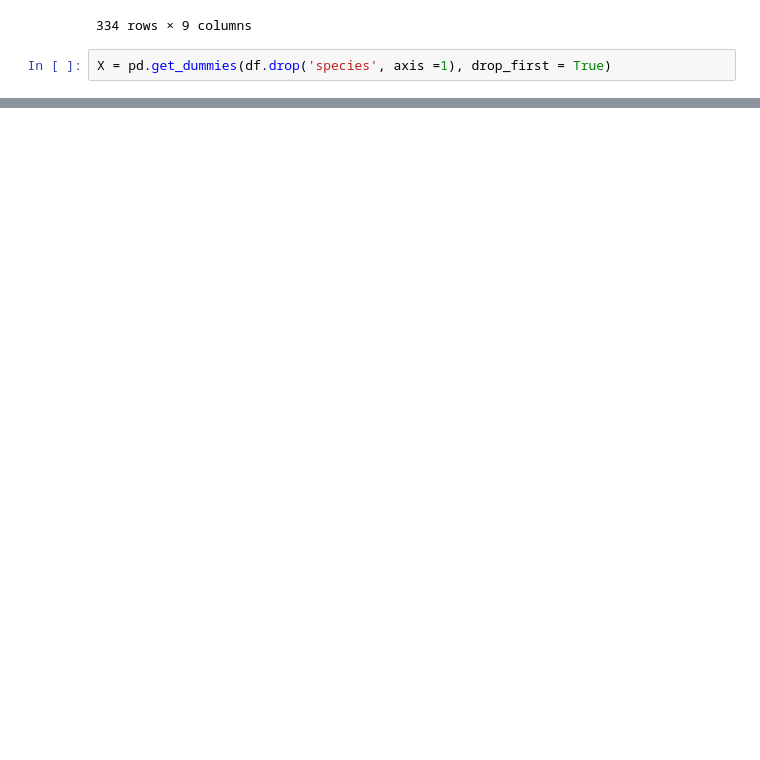
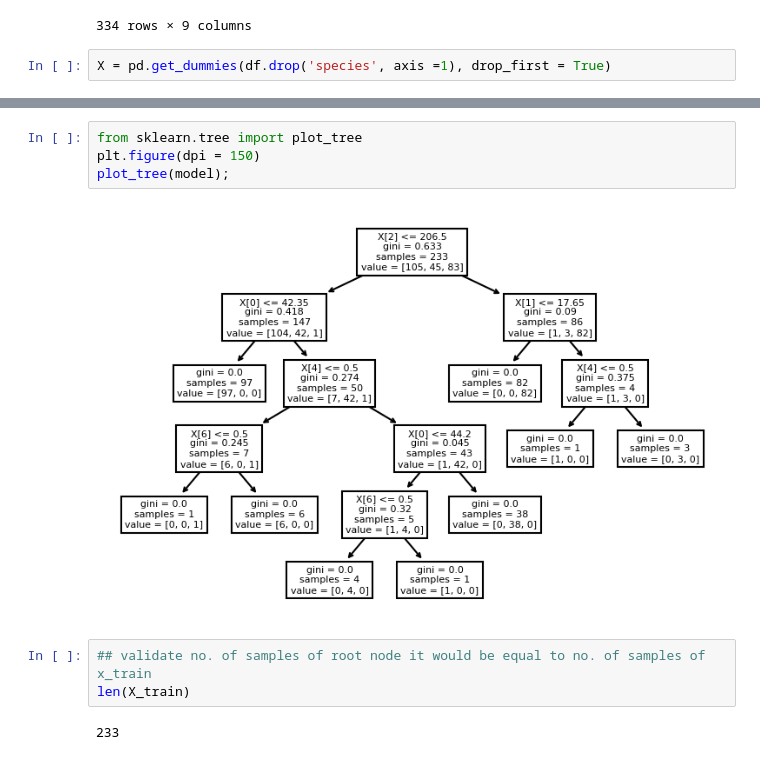
Before and after one commit to AkashBorgalli/Linear-Regression, a Jupyter notebook: DT_Project/DT_Penguin.ipynb, the cells around one changed output, grey strips where cells are left out. Saved outputs shown, nothing was run; the diff lists cells and outputs as text; blank space fills up the shorter version.

```diff
--- a/DT_Project/DT_Penguin.ipynb
+++ b/DT_Project/DT_Penguin.ipynb
@@ -163,0 +214,11 @@ y = ['species']
+# %%
+from sklearn.tree import plot_tree
+plt.figure(dpi = 150)
+plot_tree(model);
+# %% [output]
+[figure, added]
+# %%
+## validate no. of samples of root node it would be equal to no. of samples of x_train
+len(X_train)
+# %% [output]
+233
```
Also changed, not shown: parts of 18 cells of this notebook.
